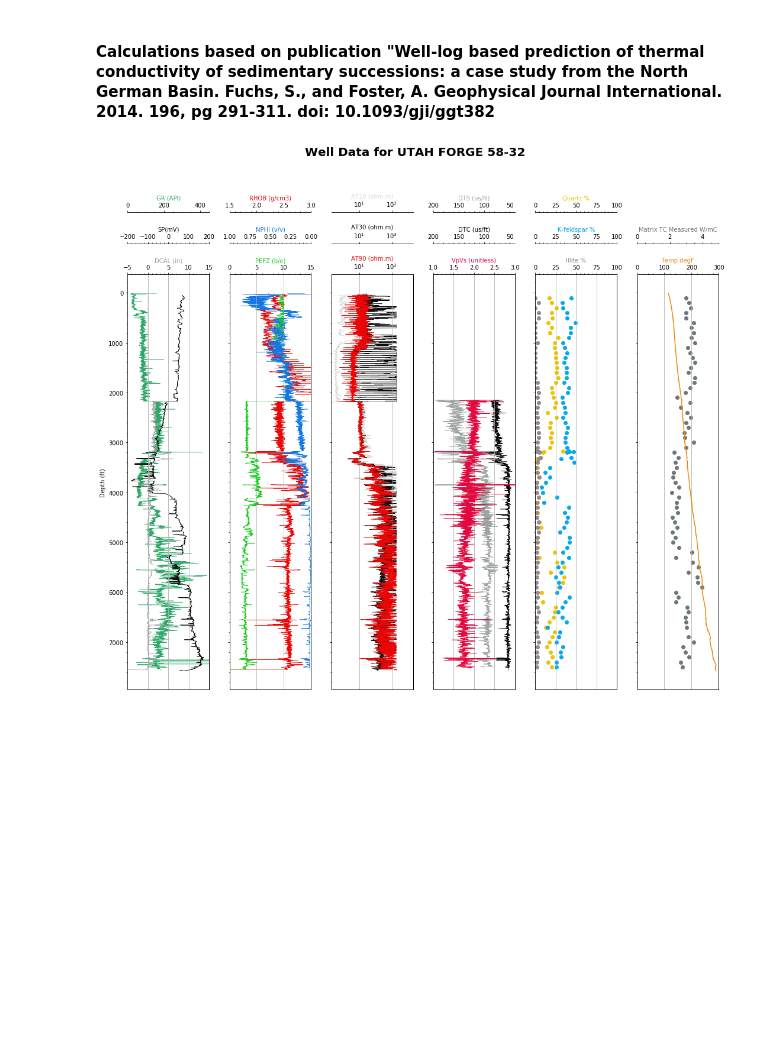
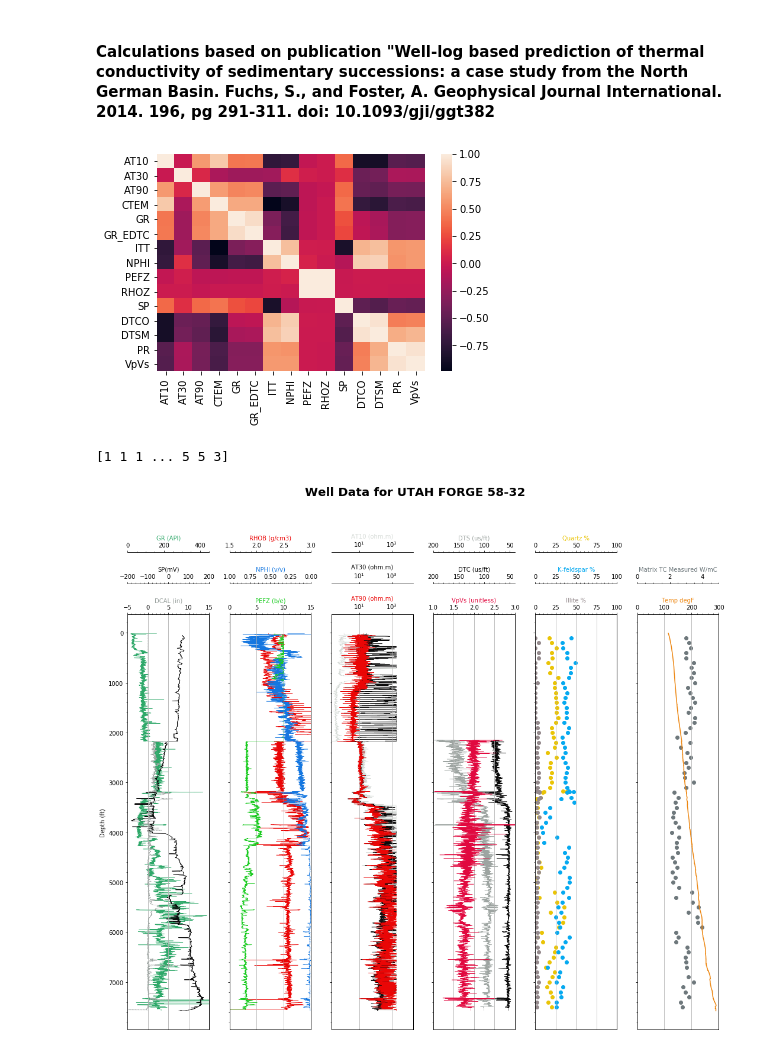
Before and after one commit to dianaceroallard/UtahForge_logdata, a Jupyter notebook: Thermofacies_UtahForge.ipynb, the cells around one changed output. Cells and saved outputs as stored; diff of their text form; code cells hidden in the pictures; blank space fills up the shorter version.

```diff
--- a/DataInspection_UtahForge_58-32_well.ipynb
+++ b/Thermofacies_UtahForge.ipynb
@@ -55,3 +64,10 @@ XRD_coredata['Depth'] = (3.28084*XRD_coredata['Lower Depth Range (m)'])
 XRD_coredata.set_index('Depth', inplace=True)
 
 #XRD_coredata.sample(15)
+# %%
+all_logs_corr = all_logs[['AT10', 'AT30', 'AT90', 'CTEM', 'GR', 'GR_EDTC', 'ITT',
+                          'NPHI', 'PEFZ', 'RHOZ', 'SP', 'DTCO', 'DTSM', 'PR', 'VpVs']]
+corr_matrix = all_logs_corr.corr()
+sns.heatmap(corr_matrix);
+# %% [output]
+[figure, added]
@@ -58,3 +110,10 @@ XRD_coredata.set_index('Depth', inplace=True)
+# %%
+KMeans_classifier = KMeans(n_clusters = 7, max_iter = 50, random_state = 42)
+KMeans_classifier.fit(x)
+y_pred_KMeans = KMeans_classifier.predict(x)
+print(y_pred_KMeans)
+# %% [output]
+[1 1 1 ... 5 5 3]
 # %%
 #basic plot to inspect data
 def make_layout_tc (log_df, XRD, TC):
```
Also changed, not shown: parts of 3 cells of this notebook, 1 other file.
